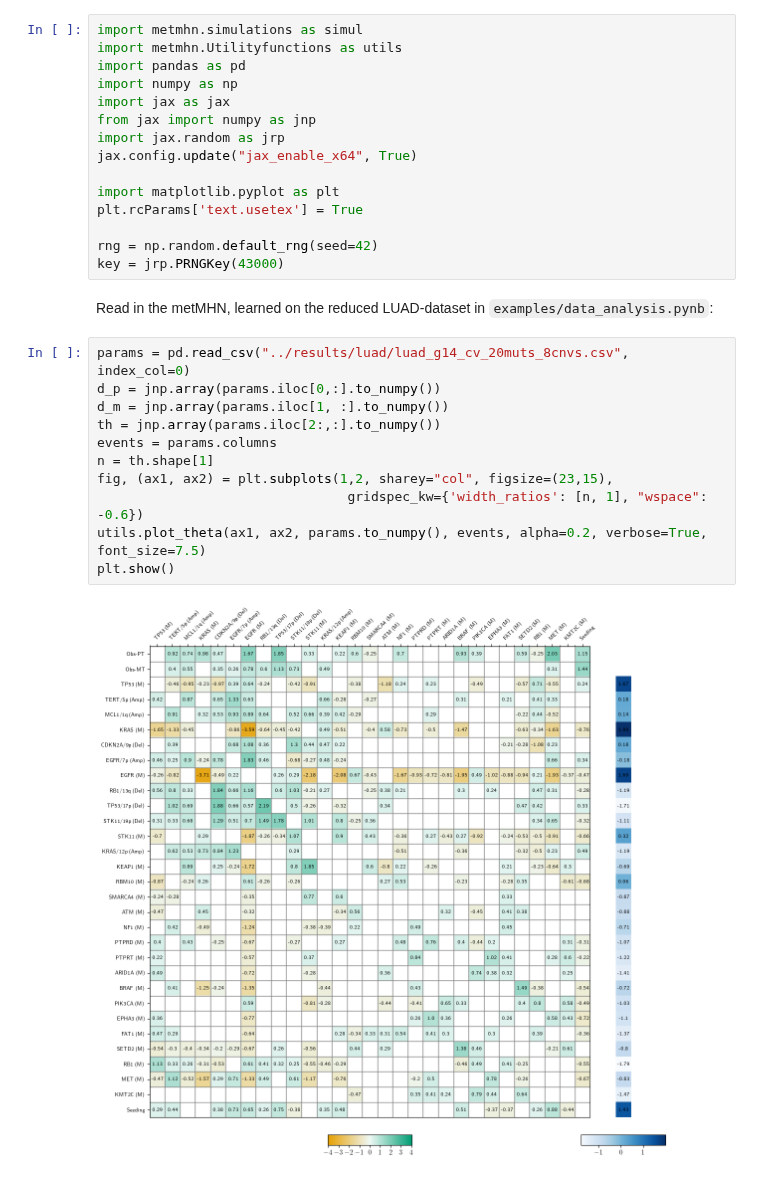
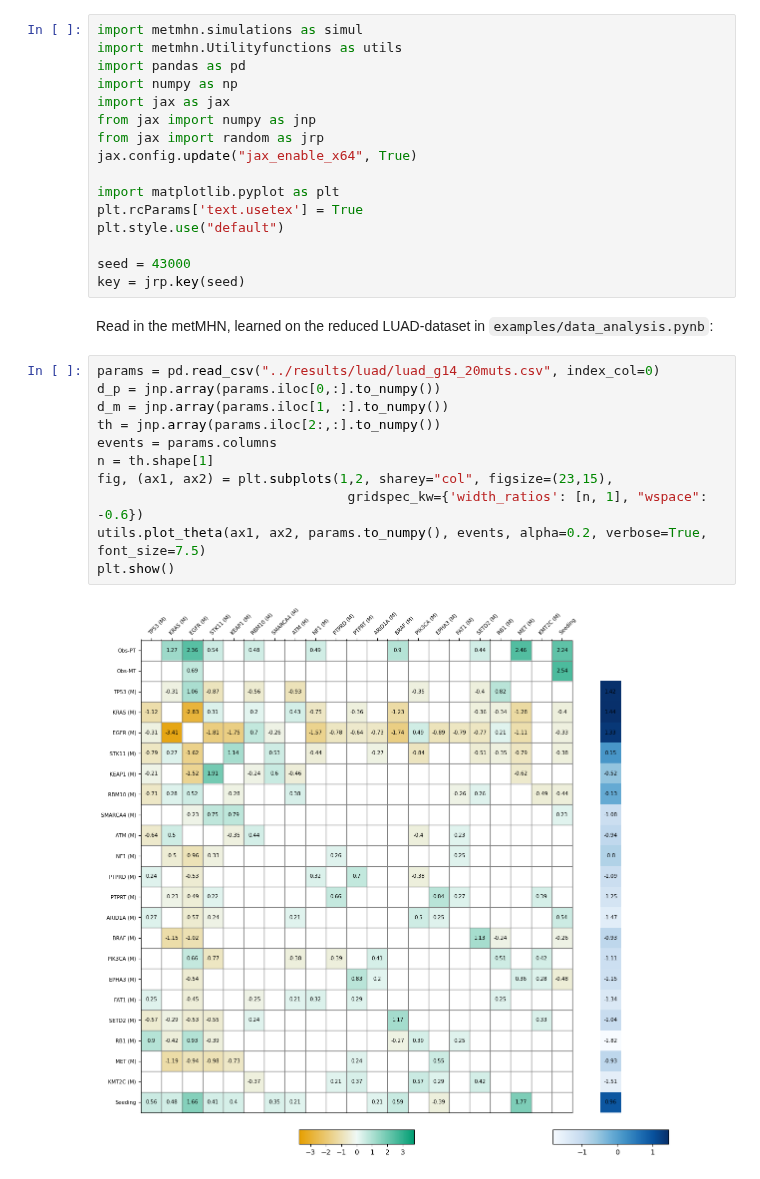
Before and after one commit to cbg-ethz/metMHN, a Jupyter notebook: examples/simulation_study.ipynb, the cells around one changed output. Saved outputs shown, nothing was run; the diff lists cells and outputs as text.

```diff
--- a/examples/simulation_study.ipynb
+++ b/examples/simulation_study.ipynb
@@ -5,26 +5,27 @@ import pandas as pd
 import numpy as np
 import jax as jax
 from jax import numpy as jnp
-import jax.random as jrp
+from jax import random as jrp
 jax.config.update("jax_enable_x64", True)
 
 import matplotlib.pyplot as plt
 plt.rcParams['text.usetex'] = True
+plt.style.use("default")
 
-rng = np.random.default_rng(seed=42)
-key = jrp.PRNGKey(43000)
+seed = 43000
+key = jrp.key(seed)
 # %% [markdown]
 Read in the metMHN, learned on the reduced LUAD-dataset in `examples/data_analysis.pynb`:
 # %%
-params = pd.read_csv("../results/luad/luad_g14_cv_20muts_8cnvs.csv", index_col=0)
+params = pd.read_csv("../results/luad/luad_g14_20muts.csv", index_col=0)
 d_p = jnp.array(params.iloc[0,:].to_numpy())
 d_m = jnp.array(params.iloc[1, :].to_numpy())
 th = jnp.array(params.iloc[2:,:].to_numpy())
 events = params.columns
 n = th.shape[1]
 fig, (ax1, ax2) = plt.subplots(1,2, sharey="col", figsize=(23,15),
                                 gridspec_kw={'width_ratios': [n, 1], "wspace": -0.6})
 utils.plot_theta(ax1, ax2, params.to_numpy(), events, alpha=0.2, verbose=True, font_size=7.5)
 plt.show()
 # %% [output]
-[figure, old version]
+[figure, new version]
```
Also changed, not shown: parts of 11 cells of this notebook, 3 other files.
